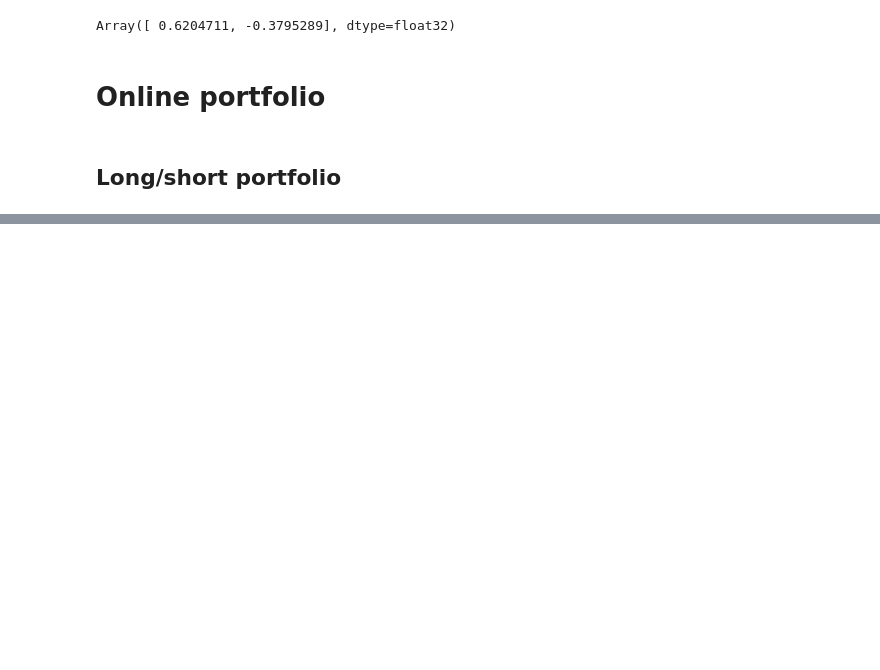
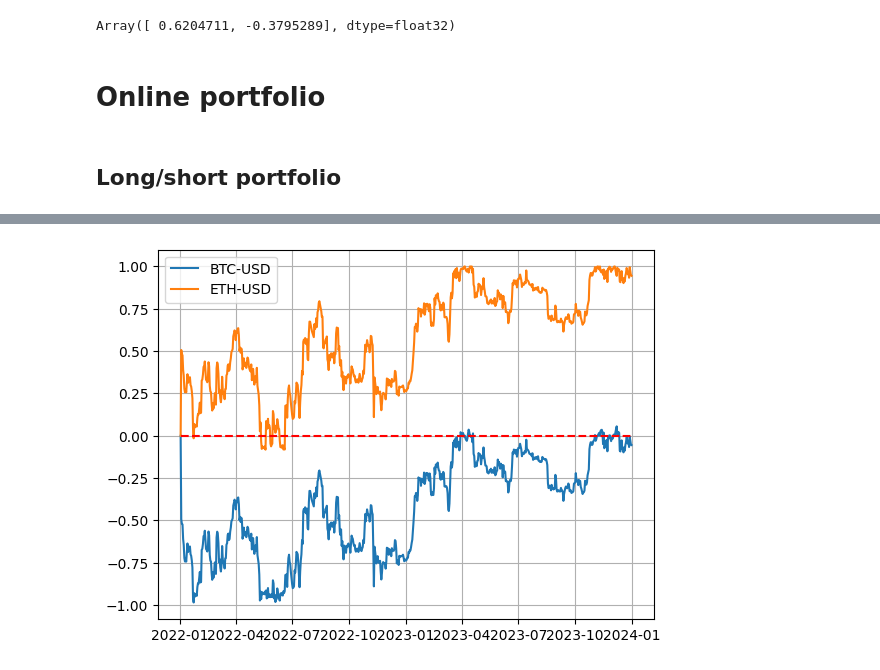
Before and after one commit to jialinyi94/online_pyfolio_opt, a Jupyter notebook: examples/eg_portfolio.ipynb, the cells around one changed output, grey strips where cells are left out. Saved outputs shown, nothing was run; the diff lists cells and outputs as text; code cells hidden in the pictures; blank space fills up the shorter version.

```diff
--- a/examples/eg_portfolio.ipynb
+++ b/examples/eg_portfolio.ipynb
@@ -127,0 +158,11 @@ Step 728: loss=-0.0004731489170808345, params=[ 0.28131795 -0.00652111]
+# %%
+import matplotlib.pyplot as plt
+
+plt.plot(df_returns["Date"], weights[:, 0], label="BTC-USD")
+plt.plot(df_returns["Date"], weights[:, 1], label="ETH-USD")
+plt.hlines(0, df_returns["Date"][0], df_returns["Date"][-1], linestyles="--", colors="red")
+plt.legend()
+plt.grid()
+plt.show()
+# %% [output]
+[figure, added]
```
Also changed, not shown: parts of 11 cells of this notebook.
